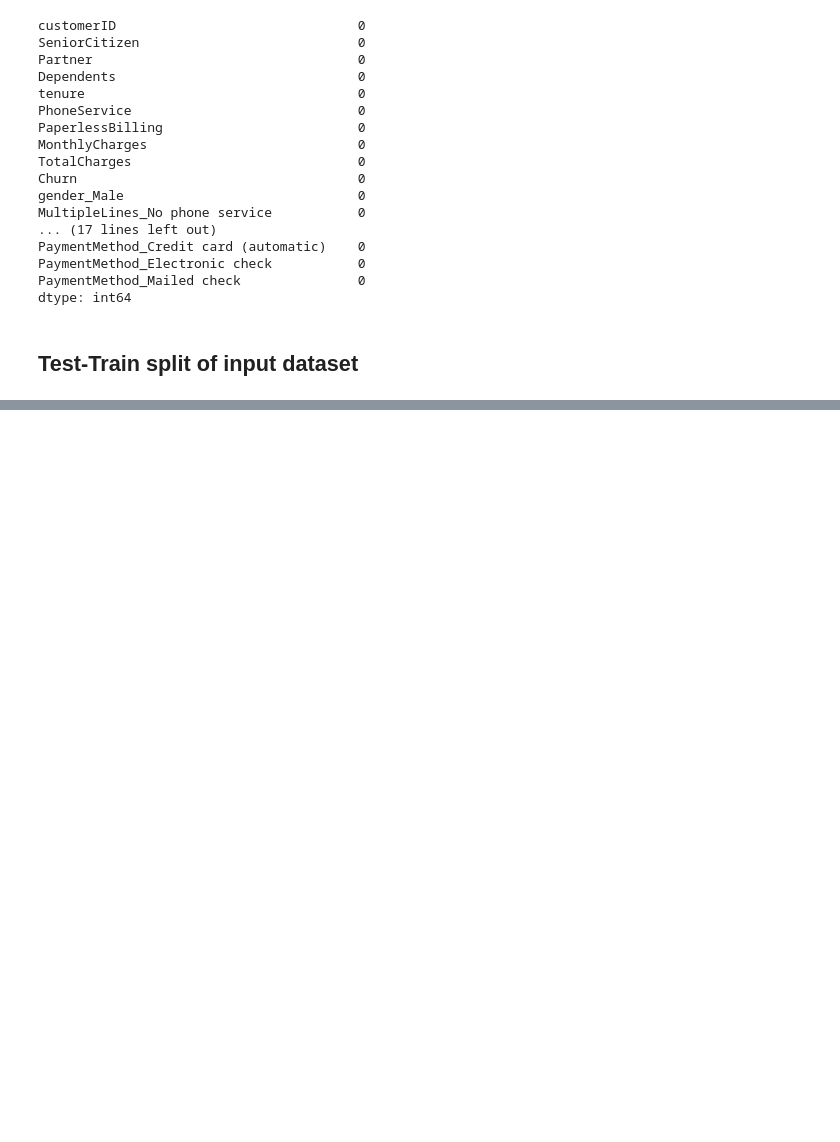
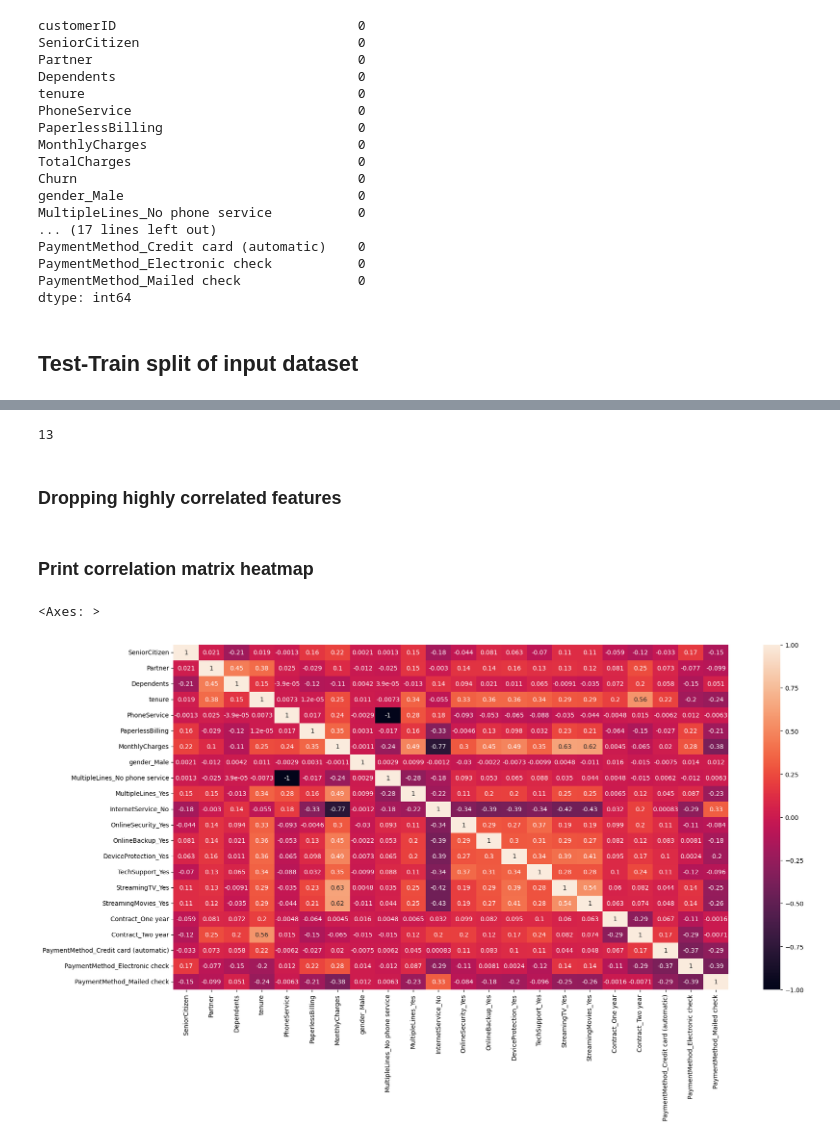
Before and after one commit to asa1997/CarPricePrediction, a Jupyter notebook: Telecom_Customer_Churn/Telecom_CustomerChurn.ipynb, the cells around one changed output, grey strips where cells are left out. Cells and saved outputs as stored; diff of their text form; code cells hidden in the pictures; blank space fills up the shorter version.

```diff
--- a/Telecom_Customer_Churn/Telecom_CustomerChurn.ipynb
+++ b/Telecom_Customer_Churn/Telecom_CustomerChurn.ipynb
@@ -451,0 +465,5 @@ X_train, X_test, y_train, y_test = train_test_split(X, y, train_size=0.7, test_s
+# %%
+scaler = StandardScaler()
+X_train[['tenure', 'MonthlyCharges', 'TotalCharges']] = scaler.fit_transform(X_train[['tenure', 'MonthlyCharges', 'TotalCharges']])
+
+X_train.head()
@@ -451,0 +551,21 @@ X_train, X_test, y_train, y_test = train_test_split(X, y, train_size=0.7, test_s
+# %%
+len(['MonthlyCharges', 'TotalCharges', 'tenure', 'TechSupport_No internet service', 'StreamingTV_No internet service', 'InternetService_No', 'OnlineSecurity_No internet service', 'StreamingMovies_No internet service', 'InternetService_Fiber optic', 'OnlineBackup_No internet service', 'DeviceProtection_No internet service', 'MultipleLines_No phone service', 'PhoneService'])
+# %% [output]
+13
+# %% [markdown]
+### Dropping highly correlated features
+# %%
+values_to_drop = ['TotalCharges', 'InternetService_Fiber optic', 'OnlineSecurity_No internet service', 'OnlineBackup_No internet service', 'StreamingMovies_No internet service',
+                'TechSupport_No internet service', 'StreamingTV_No internet service', 'StreamingMovies_No internet service', 'DeviceProtection_No internet service']
+
+X_train = X_train.drop(columns=list(values_to_drop))
+
+X_test = X_test.drop(columns=list(values_to_drop))
+# %% [markdown]
+### Print correlation matrix heatmap
+# %%
+plt.figure(figsize=(20, 10))
+sns.heatmap(X_train.corr(), annot=True)
+# %% [output]
+<Axes: >
+[figure, added]
```
Also changed, not shown: parts of 12 cells of this notebook.
